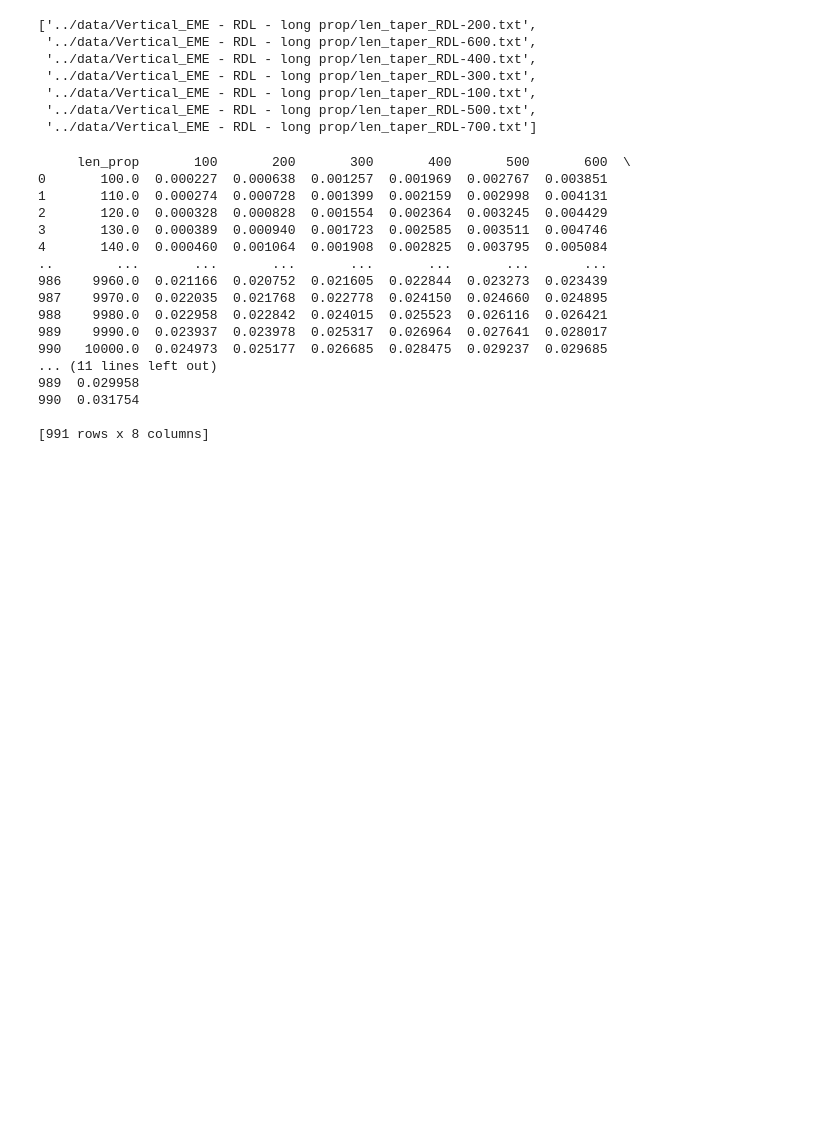
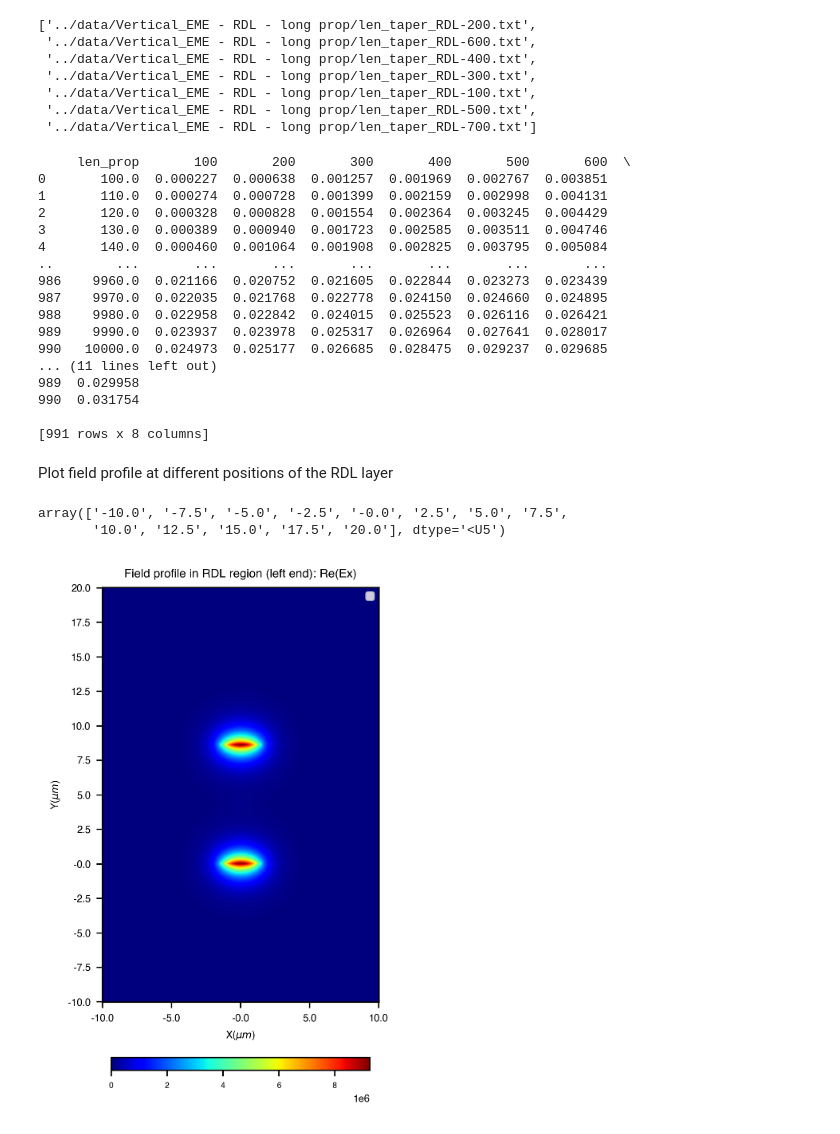
Before and after one commit to Harryxwh/SiNDispersionEngineering, a Jupyter notebook: Extract_EME_res.ipynb, the cells around one changed output. Saved outputs shown, nothing was run; the diff lists cells and outputs as text; code cells hidden in the pictures; blank space fills up the shorter version.

```diff
--- a/Extract_EME_res.ipynb
+++ b/Extract_EME_res.ipynb
@@ -68,6 +70,8 @@ df_data.to_csv("./results/EME_res_wo_RDL.csv")
 990  0.031754
 
 [991 rows x 8 columns]
+# %% [markdown]
+Plot field profile at different positions of the RDL layer
 # %%
 foldername = "../data/EME profile/"
 end_profile_filename = "EME_field_profile_end.txt"
@@ -76,5 +85,31 @@ field = np.matrix_transpose(field)
 # %%
-xticks = np.arange(0,np.shape(field)[1],50)
+xticks = np.arange(0,np.shape(field)[1],100)
+xtickslabel = EME_y_min + (EME_y_max-EME_y_min)/np.shape(field)[1] * xticks
+xtickslabel = np.array(["{:.1f}".format(label) for label in xtickslabel])
 yticks = np.arange(0,np.shape(field)[0],50)
-xtickslabel = xticks
-yticks
+ytickslabel = EME_z_min + (EME_z_max-EME_z_min)/np.shape(field)[0] * yticks
+ytickslabel = np.array(["{:.1f}".format(label) for label in ytickslabel])
+ytickslabel
+# %% [output]
+array(['-10.0', '-7.5', '-5.0', '-2.5', '-0.0', '2.5', '5.0', '7.5',
+       '10.0', '12.5', '15.0', '17.5', '20.0'], dtype='<U5')
+# %%
+start_profile_filename = "EME_field_profile_start.txt"
+field = np.loadtxt(foldername + start_profile_filename, delimiter=None, skiprows=1)
+field = np.matrix_transpose(field)
+
+param_dict = {"figsize"        : [8,6],
+              "component_list" : ["Re"],
+              "title"          : "Field profile in RDL region (left end)",
+              "fontsize"       : 6,
+              "shrink"         : 0.3,
+              "pad"            : 0.1,
+              "xlabel"         : r"X($\mu m$)",
+              "ylabel"         : r"Y($\mu m$)",
+              "xticks"         : xticks,
+              "yticks"         : yticks,
+              "xtickslabel"    : xtickslabel ,
+              "ytickslabel"    : ytickslabel}
+Plot_field_profile(field, "Ex",**param_dict)
+# %% [output]
+[figure, added]
```
Also changed, not shown: parts of 4 cells of this notebook, 30 other files.
